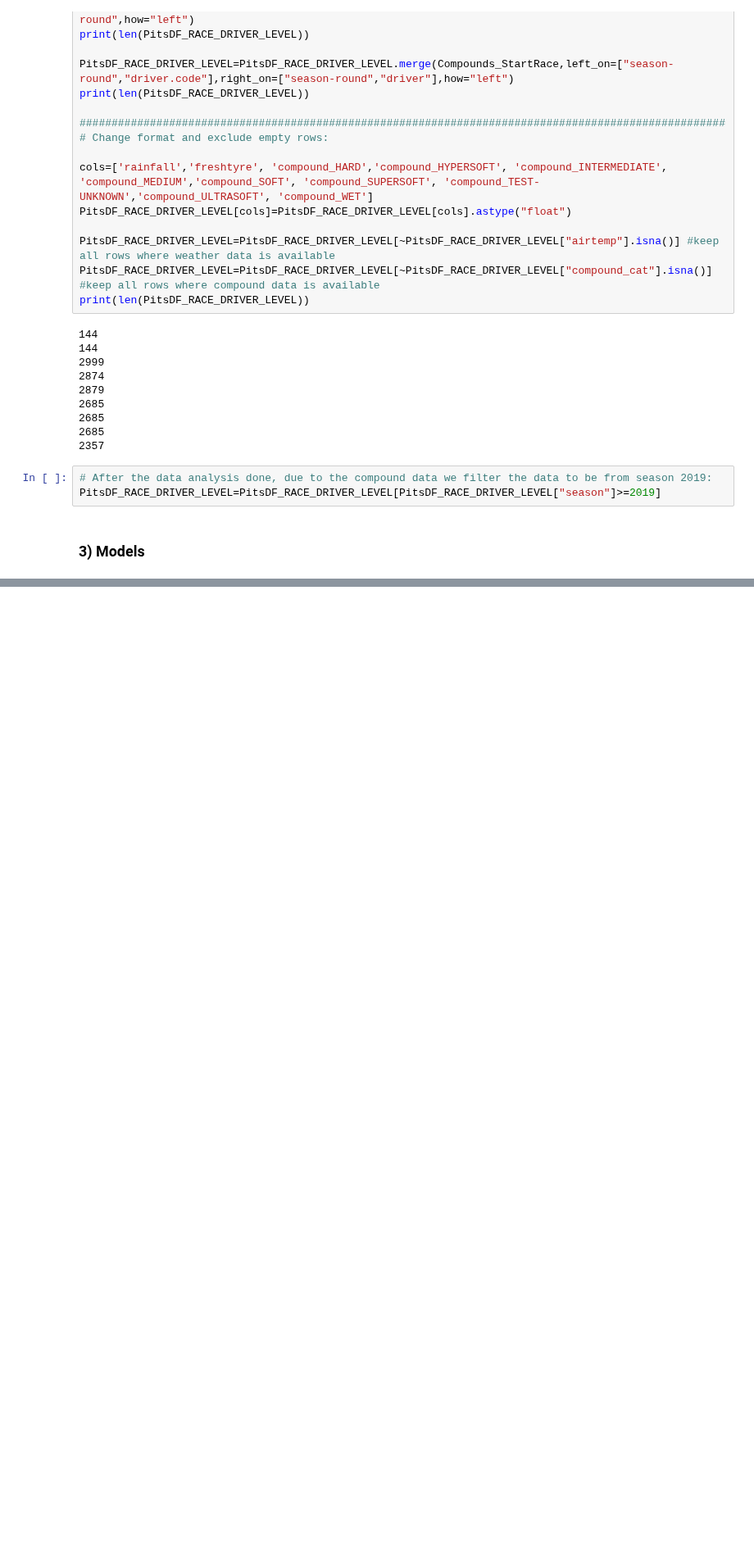
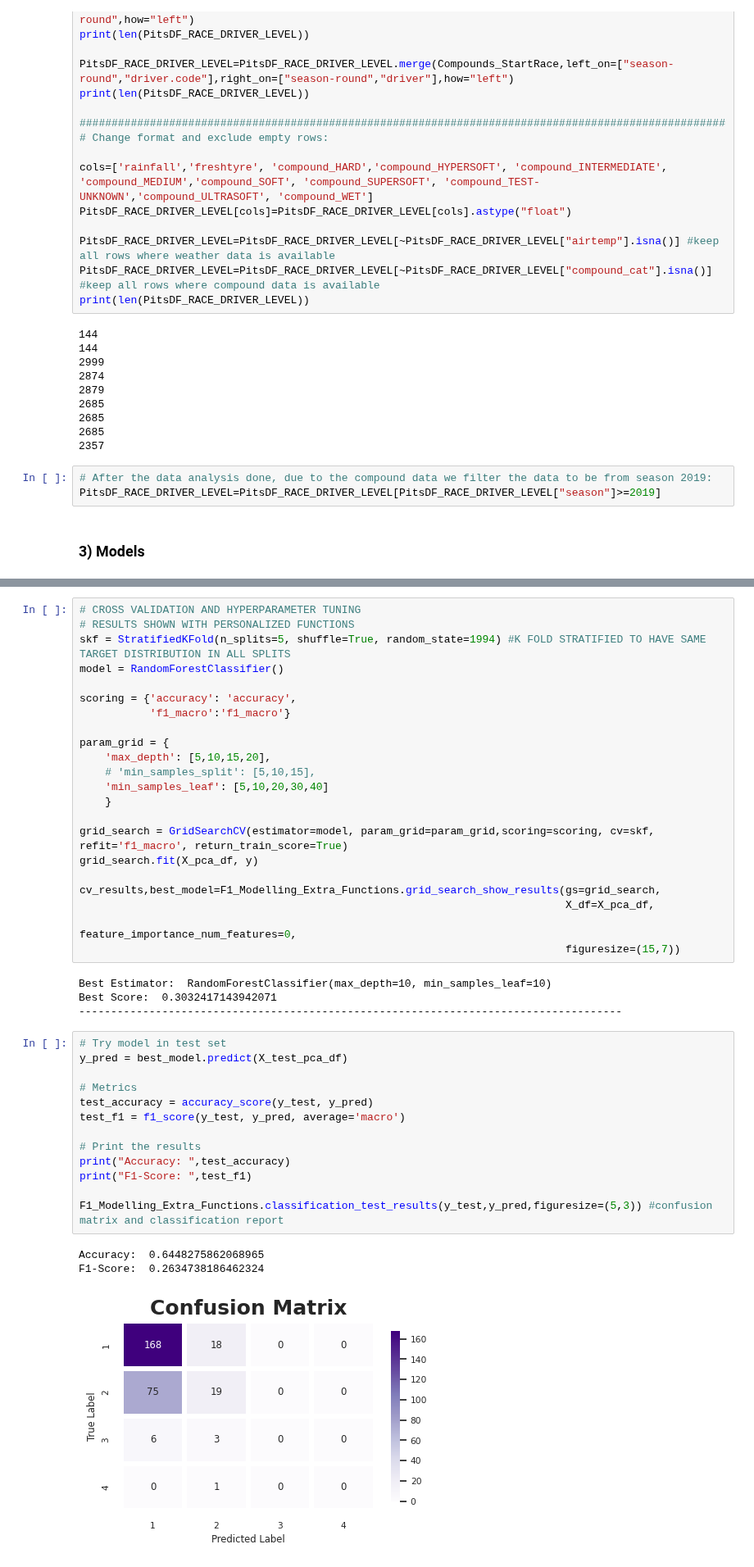
Before and after one commit to GabyCisnerosV/F1_NoName, a Jupyter notebook: 3_Model_2_PredictingPitStops.ipynb, the cells around one changed output, grey strips where cells are left out. Shown at 82% size. Cells and saved outputs as stored; diff of their text form; blank space fills up the shorter version.

```diff
--- a/3_Model_2_PredictingPitStops.ipynb
+++ b/3_Model_2_PredictingPitStops.ipynb
@@ -250,0 +301,43 @@ weighted avg       0.59      0.65      0.59       290
+# %%
+# CROSS VALIDATION AND HYPERPARAMETER TUNING
+# RESULTS SHOWN WITH PERSONALIZED FUNCTIONS
+skf = StratifiedKFold(n_splits=5, shuffle=True, random_state=1994) #K FOLD STRATIFIED TO HAVE SAME TARGET DISTRIBUTION IN ALL SPLITS
+model = RandomForestClassifier()
+
+scoring = {'accuracy': 'accuracy',
+           'f1_macro':'f1_macro'}
+
+param_grid = {
+    'max_depth': [5,10,15,20],
+    # 'min_samples_split': [5,10,15],
+    'min_samples_leaf': [5,10,20,30,40]
+    }
+
+grid_search = GridSearchCV(estimator=model, param_grid=param_grid,scoring=scoring, cv=skf, refit='f1_macro', return_train_score=True)
+grid_search.fit(X_pca_df, y)
+
+cv_results,best_model=F1_Modelling_Extra_Functions.grid_search_show_results(gs=grid_search,
+                                                                            X_df=X_pca_df,
+                                                                            feature_importance_num_features=0,
+                                                                            figuresize=(15,7))
+# %% [output]
+Best Estimator:  RandomForestClassifier(max_depth=10, min_samples_leaf=10)
+Best Score:  0.3032417143942071
+-------------------------------------------------------------------------------------
+# %%
+# Try model in test set
+y_pred = best_model.predict(X_test_pca_df)
+
+# Metrics
+test_accuracy = accuracy_score(y_test, y_pred)
+test_f1 = f1_score(y_test, y_pred, average='macro')
+
+# Print the results
+print("Accuracy: ",test_accuracy)
+print("F1-Score: ",test_f1)
+
+F1_Modelling_Extra_Functions.classification_test_results(y_test,y_pred,figuresize=(5,3)) #confusion matrix and classification report
+# %% [output]
+Accuracy:  0.6448275862068965
+F1-Score:  0.2634738186462324
+[figure, added]
```
Also changed, not shown: parts of 16 cells of this notebook, 2 other files.
